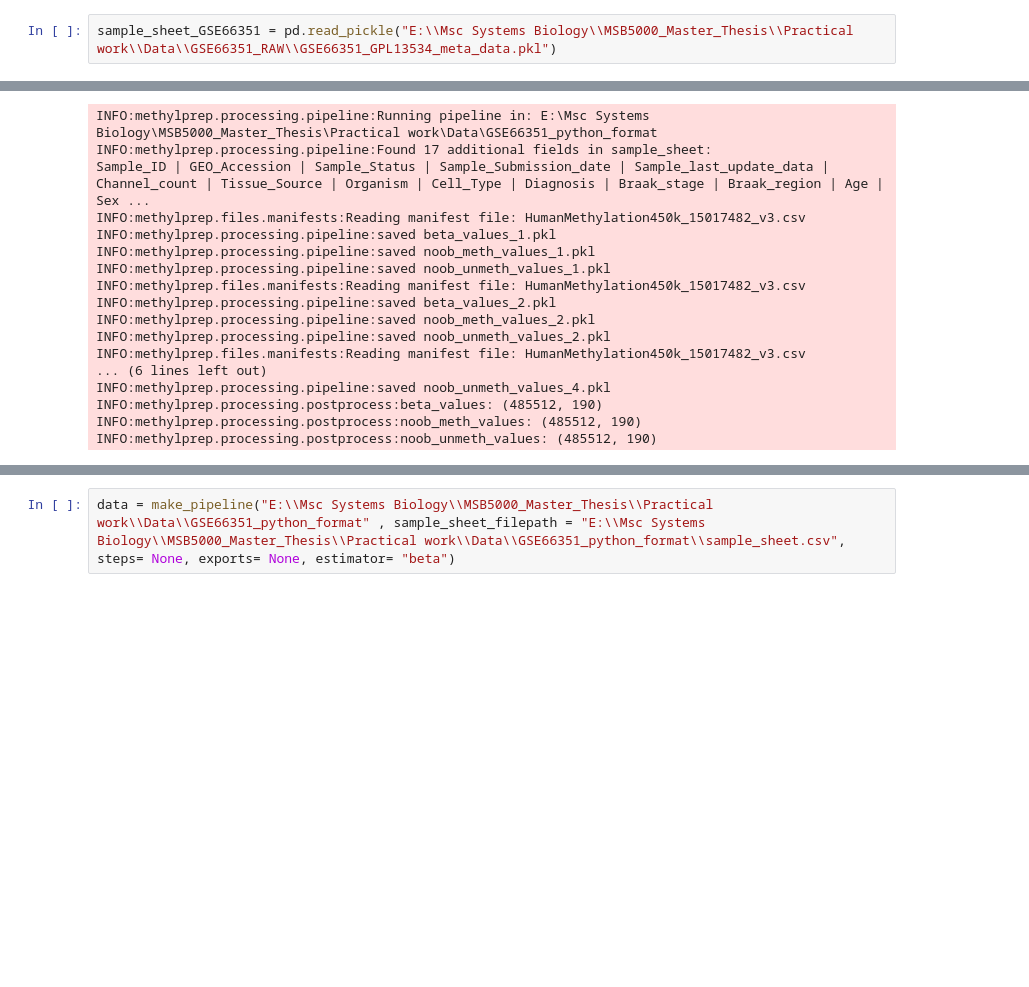
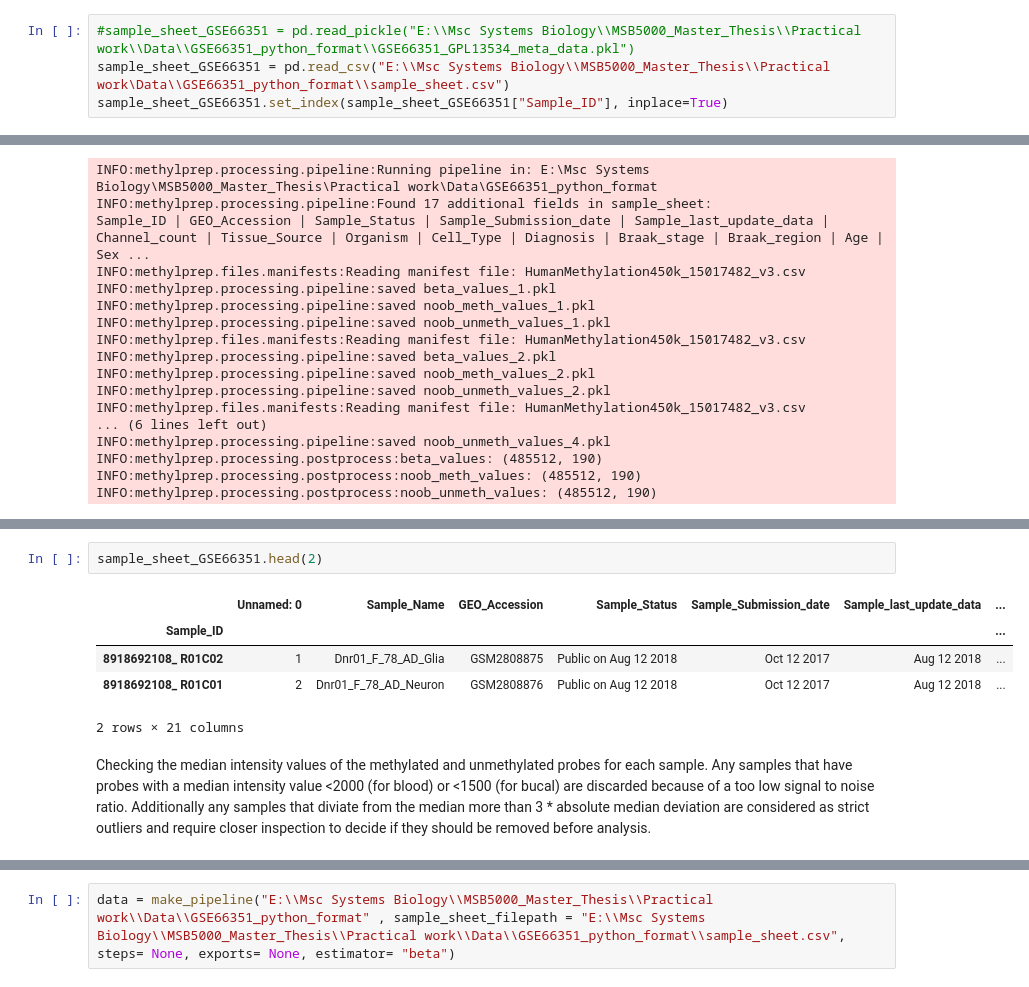
Before and after one commit to Waterkers/Federated_Differential_Methylation_Analysis, a Jupyter notebook: preprocessing_r_integrated.ipynb, the cells around one changed output, grey strips where cells are left out. Drawn from its saved outputs; the diff is of its cells as text; blank space fills up the shorter version.

```diff
--- a/preprocessing_r_integrated.ipynb
+++ b/preprocessing_r_integrated.ipynb
@@ -133,2 +124,4 @@ Exception: Too many sample sheets in this directory. Move or rename redundant on
 # %%
-sample_sheet_GSE66351 = pd.read_pickle("E:\\Msc Systems Biology\\MSB5000_Master_Thesis\\Practical work\\Data\\GSE66351_RAW\\GSE66351_GPL13534_meta_data.pkl")
+#sample_sheet_GSE66351 = pd.read_pickle("E:\\Msc Systems Biology\\MSB5000_Master_Thesis\\Practical work\\Data\\GSE66351_python_format\\GSE66351_GPL13534_meta_data.pkl")
+sample_sheet_GSE66351 = pd.read_csv("E:\\Msc Systems Biology\\MSB5000_Master_Thesis\\Practical work\Data\\GSE66351_python_format\\sample_sheet.csv")
+sample_sheet_GSE66351.set_index(sample_sheet_GSE66351["Sample_ID"], inplace=True)
@@ -206,0 +211,10 @@ Try this after the other chuck has finished without errors and try to figure out
+# %%
+sample_sheet_GSE66351.head(2)
+# %% [output]
+|  | Unnamed: 0 | Sample_Name | GEO_Accession | Sample_Status | Sample_Submission_date | Sample_last_update_data | ... |
+| Sample_ID |  |  |  |  |  |  | ... |
+| 8918692108_ R01C02 | 1 | Dnr01_F_78_AD_Glia | GSM2808875 | Public on Aug 12 2018 | Oct 12 2017 | Aug 12 2018 | ... |
+| 8918692108_ R01C01 | 2 | Dnr01_F_78_AD_Neuron | GSM2808876 | Public on Aug 12 2018 | Oct 12 2017 | Aug 12 2018 | ... |
+2 rows × 21 columns
+# %% [markdown]
+Checking the median intensity values of the methylated and unmethylated probes for each sample. Any samples that have probes with a median intensity value <2000 (for blood) or <1500 (for bucal) are discarded because of a too low signal to noise ratio. Additionally any samples that diviate from the median more than 3 * absolute median deviation are considered as strict outliers and require closer inspection to decide if they should be removed before analysis.
```
Also changed, not shown: parts of 21 cells of this notebook.
